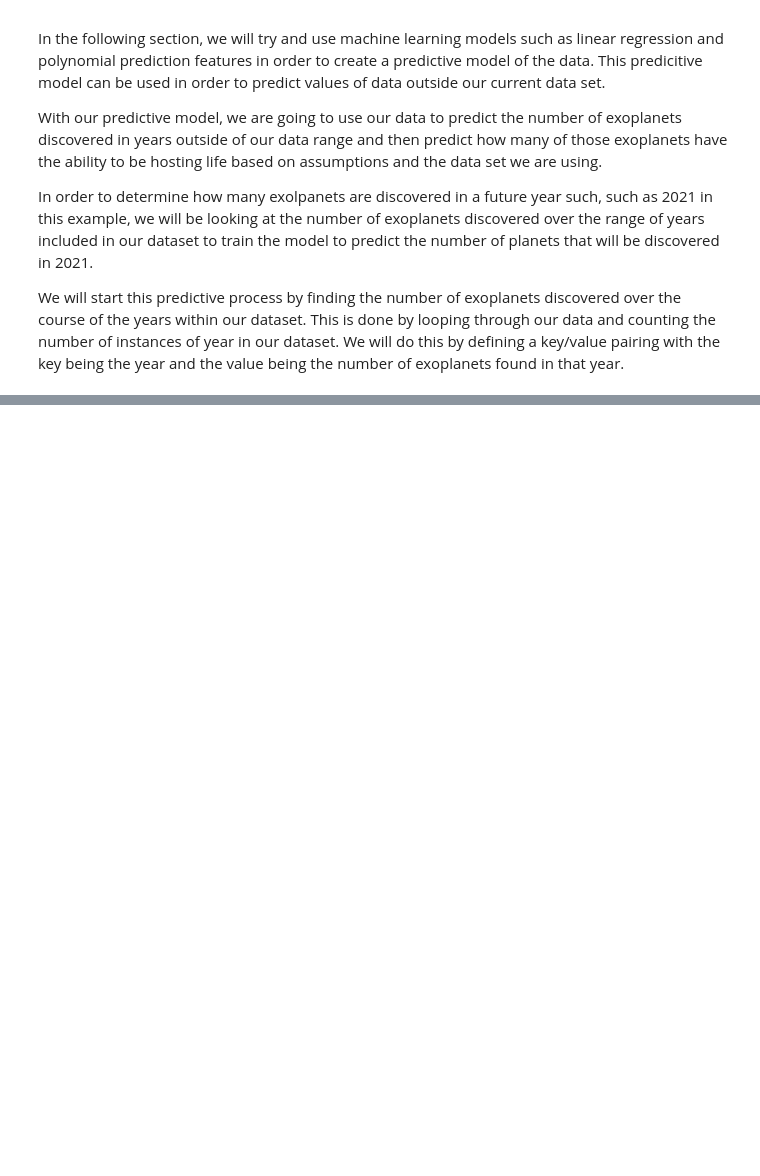
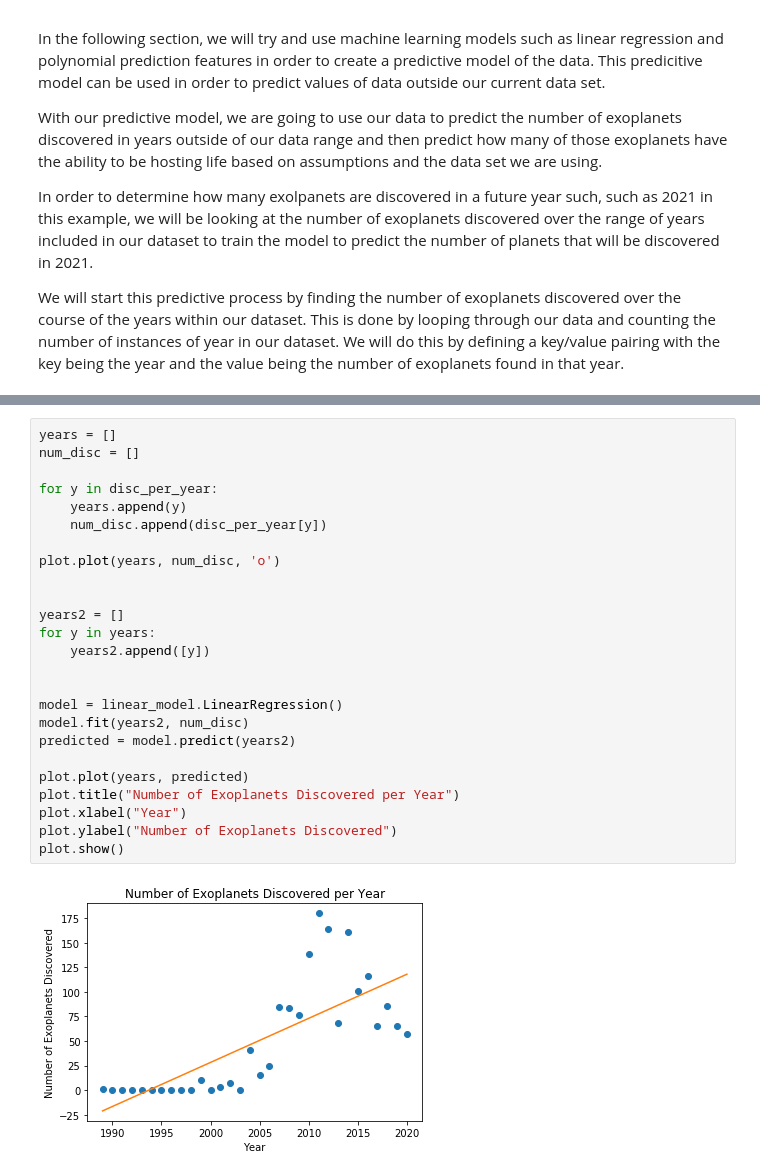
Before and after one commit to ebarr10/Potential_Exoplanet_Life, a Jupyter notebook: 320FinalProject.ipynb, the cells around one changed output, grey strips where cells are left out. Saved outputs shown, nothing was run; the diff lists cells and outputs as text; blank space fills up the shorter version.

```diff
--- a/320FinalProject.ipynb
+++ b/320FinalProject.ipynb
@@ -559,0 +564,27 @@ plot.show()
+# %%
+years = []
+num_disc = []
+
+for y in disc_per_year:
+    years.append(y)
+    num_disc.append(disc_per_year[y])
+
+plot.plot(years, num_disc, 'o')
+
+
+years2 = []
+for y in years:
+    years2.append([y])
+
+
+model = linear_model.LinearRegression()
+model.fit(years2, num_disc)
+predicted = model.predict(years2)
+
+plot.plot(years, predicted)
+plot.title("Number of Exoplanets Discovered per Year")
+plot.xlabel("Year")
+plot.ylabel("Number of Exoplanets Discovered")
+plot.show()
+# %% [output]
+[figure, added]
```
Also changed, not shown: parts of 4 cells of this notebook.
